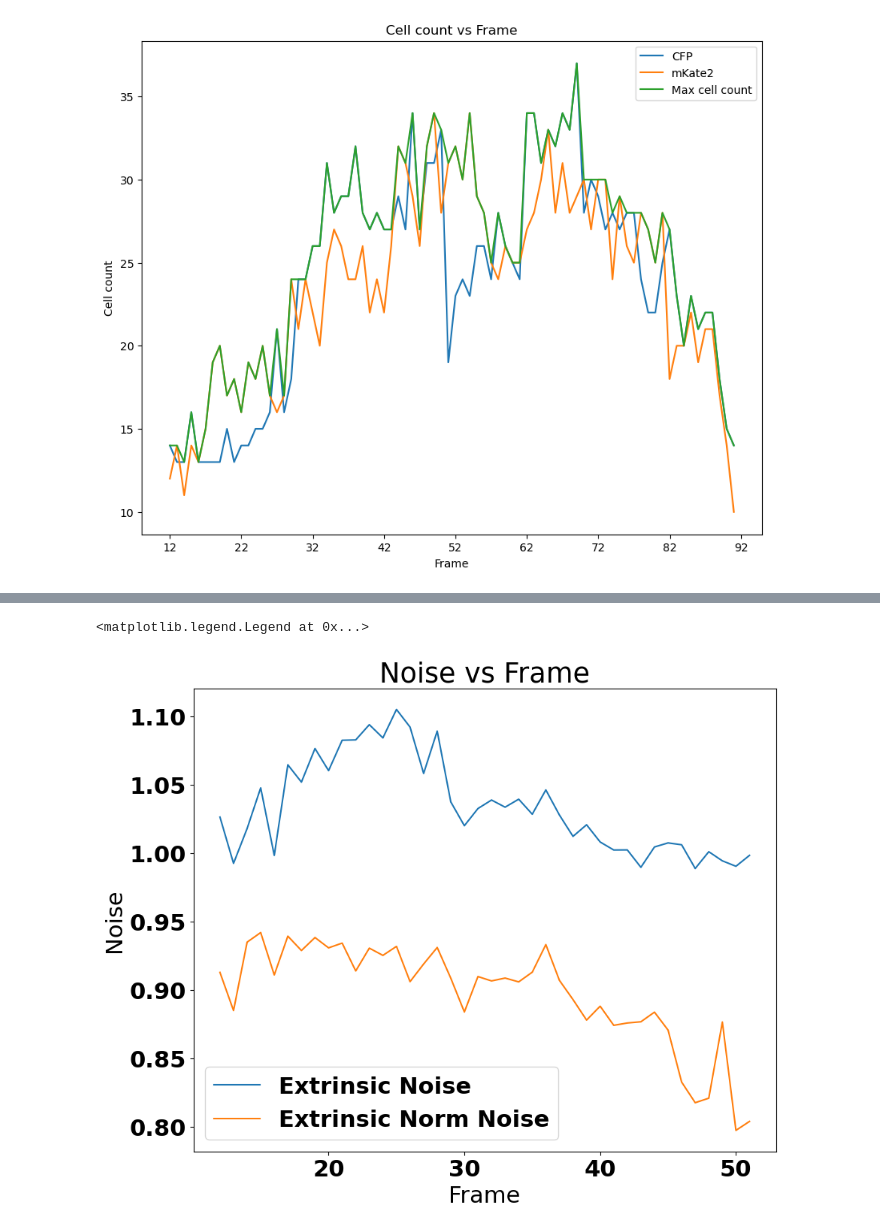
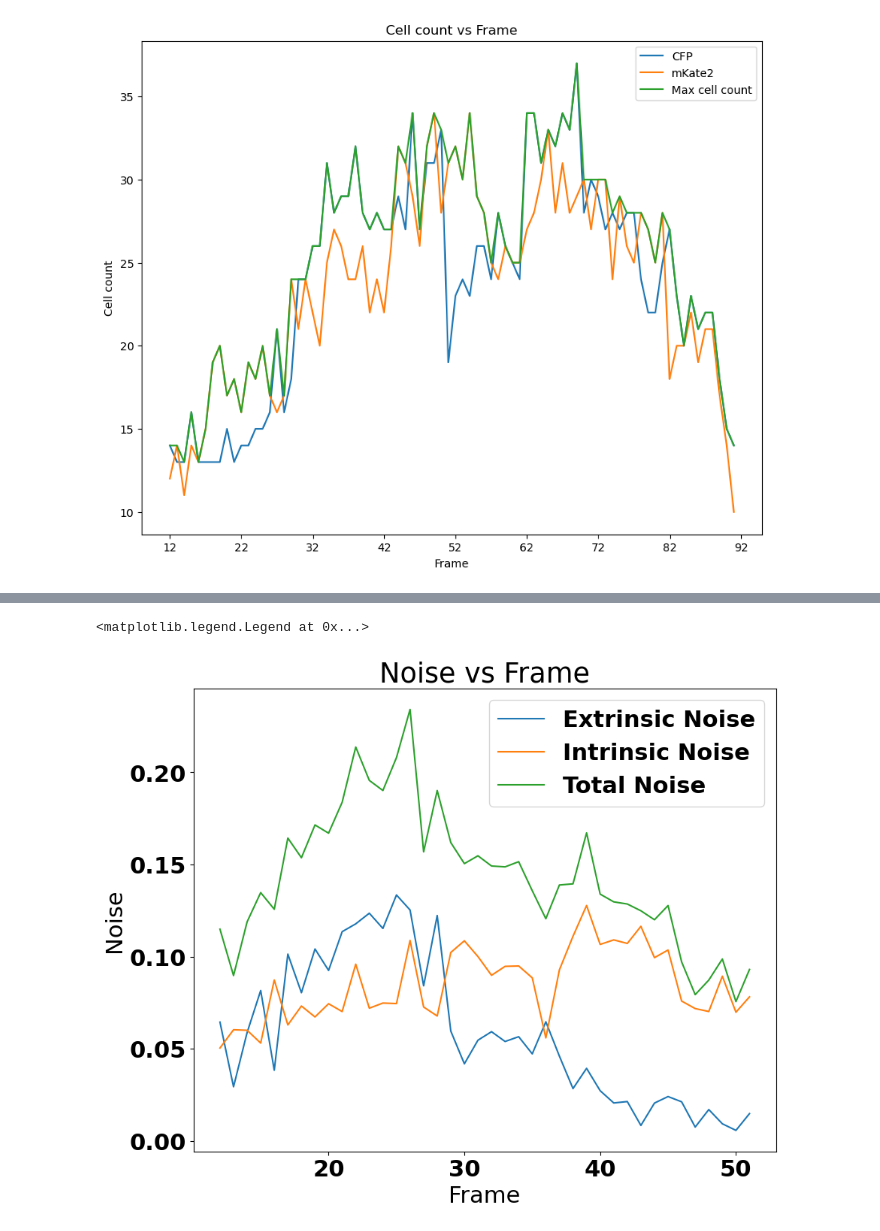
Before and after one commit to degtrdg/spheroid-analysis, a Jupyter notebook: cell_seg_data_aug.ipynb, the cells around one changed output, grey strips where cells are left out. Cells and saved outputs as stored; diff of their text form; code cells hidden in the pictures.

Commit message:
Update intrinsic and extrinsic noise calculation

```diff
--- a/cell_seg_data_aug.ipynb
+++ b/cell_seg_data_aug.ipynb
@@ -188,12 +188,13 @@ Text(0.5, 1.0, 'Extrinsic Noise vs Frame')
 # %%
 # Plot total noise
 plt.figure(figsize=(10,8))
 plt.plot(filenames[:,0],data['extrinsics'], label='Extrinsic Noise')
-plt.plot(filenames[:,0],np.array(data['extrinsics'])/np.array(data['totals']), label='Extrinsic Norm Noise')
+plt.plot(filenames[:,0],data['intrinsics'], label='Intrinsic Noise')
+plt.plot(filenames[:,0],np.array(data['totals']), label='Total Noise')
 plt.xlabel('Frame')
 plt.ylabel('Noise')
 plt.title('Noise vs Frame')
 plt.legend()
 # %% [output]
 <matplotlib.legend.Legend at 0x...>
-[figure, old version]
+[figure, new version]
```
Also changed, not shown: parts of 3 cells of this notebook, 2 other files.
